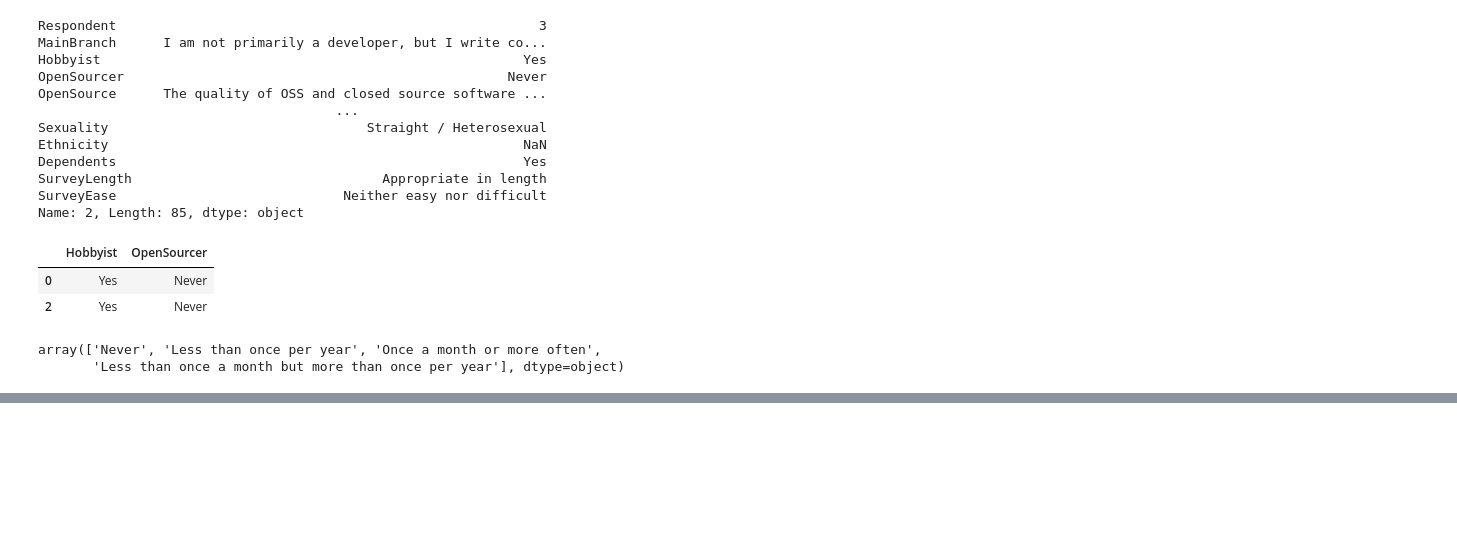
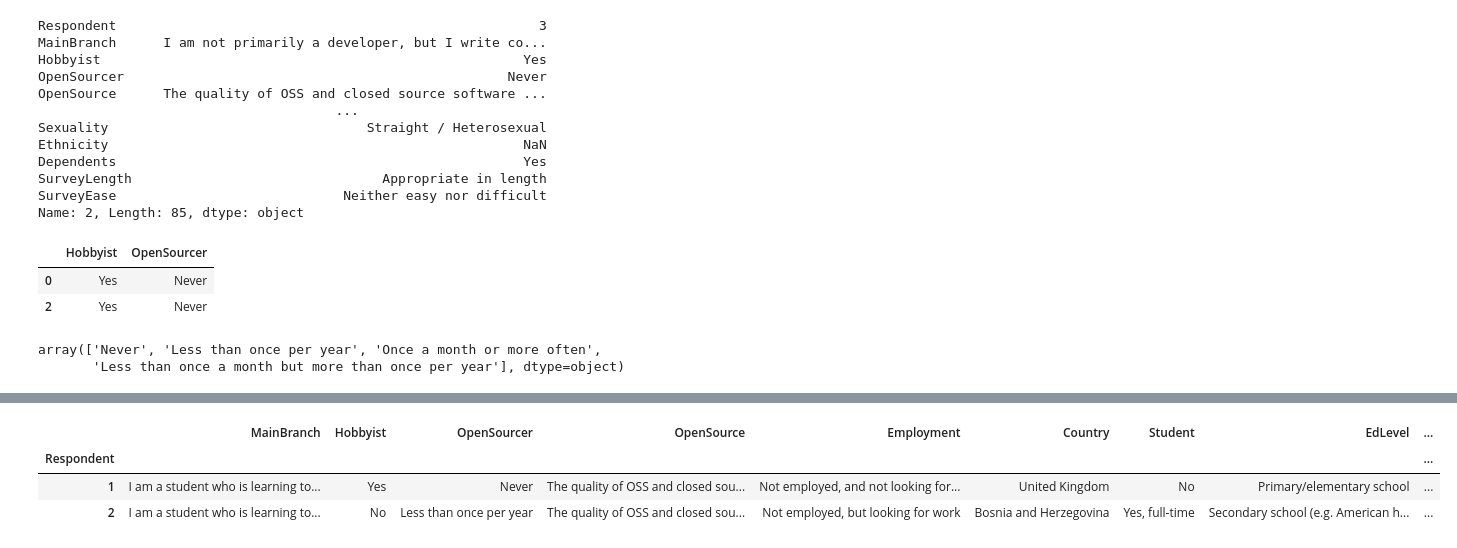
Before and after one commit to fakhiasim/100-DaysOf-DataScience, a Jupyter notebook: Pandas - Corey.ipynb, the cells around one changed output, grey strips where cells are left out. Cells and saved outputs as stored; diff of their text form; code cells hidden in the pictures; blank space fills up the shorter version.

```diff
--- a/Pandas - Corey.ipynb
+++ b/Pandas - Corey.ipynb
@@ -222,0 +298,10 @@ Name: OpenSourcer, dtype: int64
+# %%
+# You can aslo specify a index column while importing the data from data source
+df = pd.read_csv('data/survey_results_public.csv', index_col='Respondent')
+# %%
+df.head(2)
+# %% [output]
+|  | MainBranch | Hobbyist | OpenSourcer | OpenSource | Employment | Country | Student | EdLevel | ... |
+| Respondent |  |  |  |  |  |  |  |  | ... |
+| 1 | I am a student who is learning to... | Yes | Never | The quality of OSS and closed sou... | Not employed, and not looking for... | United Kingdom | No | Primary/elementary school | ... |
+| 2 | I am a student who is learning to... | No | Less than once per year | The quality of OSS and closed sou... | Not employed, but looking for work | Bosnia and Herzegovina | Yes, full-time | Secondary school (e.g. American h... | ... |
```
Also changed, not shown: parts of 18 cells of this notebook, 2 other files.
